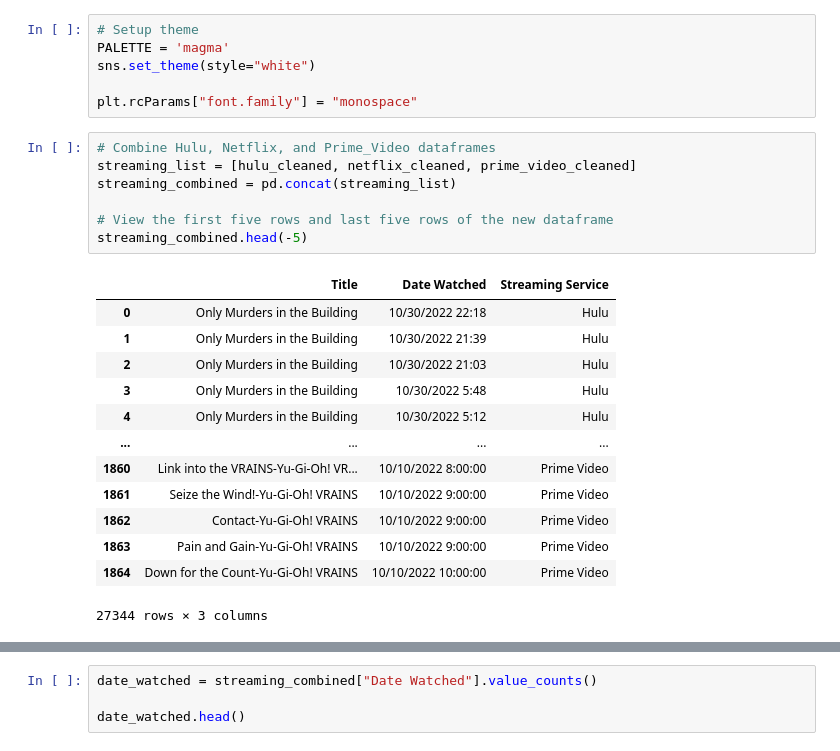
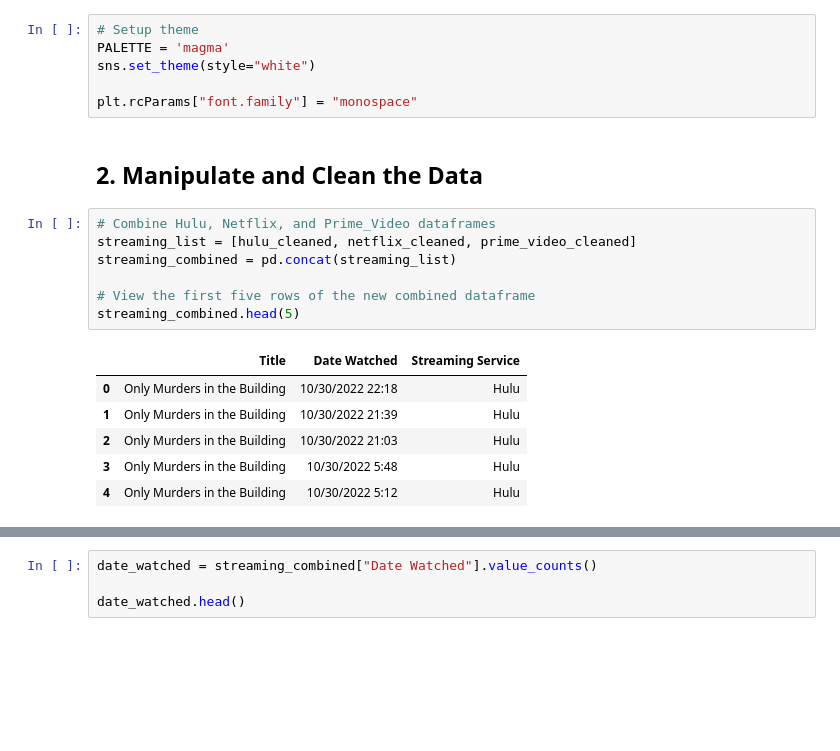
Before and after one commit to istarlet/netflix_viewing_habits, a Jupyter notebook: streaming_data.ipynb, the cells around one changed output, grey strips where cells are left out. Saved outputs shown, nothing was run; the diff lists cells and outputs as text; blank space fills up the shorter version.

```diff
--- a/streaming_data.ipynb
+++ b/streaming_data.ipynb
@@ -32,25 +32,20 @@ PALETTE = 'magma'
 sns.set_theme(style="white")
 
 plt.rcParams["font.family"] = "monospace"
+# %% [markdown]
+<h2><strong>2. Manipulate and Clean the Data</strong></h2>
 # %%
 # Combine Hulu, Netflix, and Prime_Video dataframes
 streaming_list = [hulu_cleaned, netflix_cleaned, prime_video_cleaned]
 streaming_combined = pd.concat(streaming_list)
 
-# View the first five rows and last five rows of the new dataframe
-streaming_combined.head(-5)
+# View the first five rows of the new combined dataframe
+streaming_combined.head(5)
 # %% [output]
 |  | Title | Date Watched | Streaming Service |
 | 0 | Only Murders in the Building | 10/30/2022 22:18 | Hulu |
 | 1 | Only Murders in the Building | 10/30/2022 21:39 | Hulu |
 | 2 | Only Murders in the Building | 10/30/2022 21:03 | Hulu |
 | 3 | Only Murders in the Building | 10/30/2022 5:48 | Hulu |
 | 4 | Only Murders in the Building | 10/30/2022 5:12 | Hulu |
-| ... | ... | ... | ... |
-| 1860 | Link into the VRAINS-Yu-Gi-Oh! VR... | 10/10/2022 8:00:00 | Prime Video |
-| 1861 | Seize the Wind!-Yu-Gi-Oh! VRAINS | 10/10/2022 9:00:00 | Prime Video |
-| 1862 | Contact-Yu-Gi-Oh! VRAINS | 10/10/2022 9:00:00 | Prime Video |
-| 1863 | Pain and Gain-Yu-Gi-Oh! VRAINS | 10/10/2022 9:00:00 | Prime Video |
-| 1864 | Down for the Count-Yu-Gi-Oh! VRAINS | 10/10/2022 10:00:00 | Prime Video |
-27344 rows × 3 columns
 # %%
```
Also changed, not shown: parts of 2 cells of this notebook.
